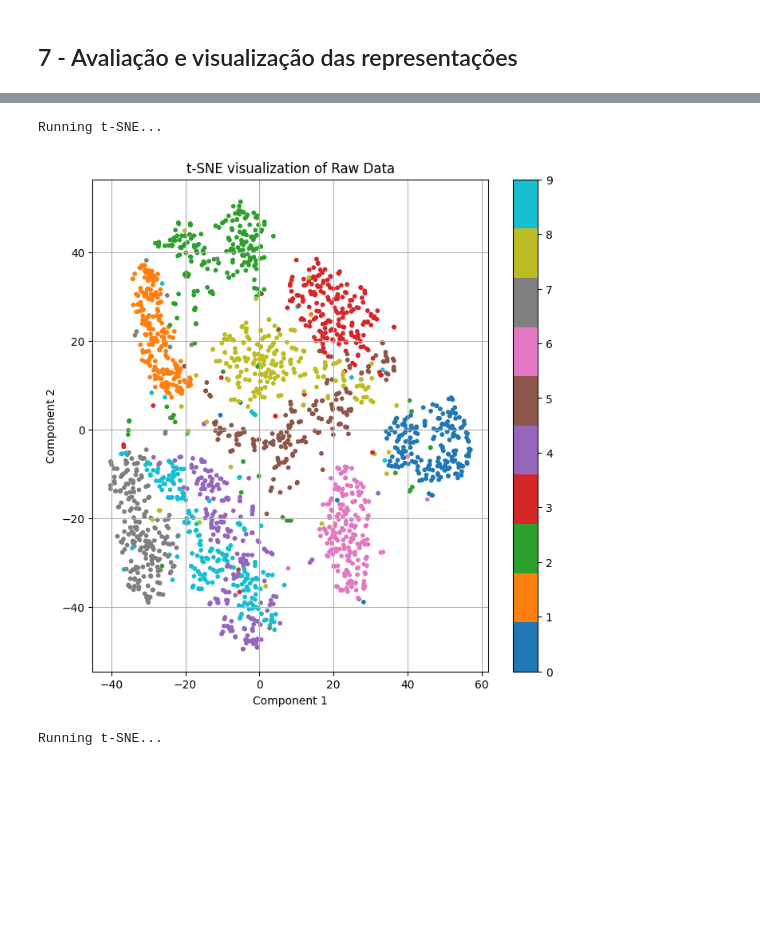
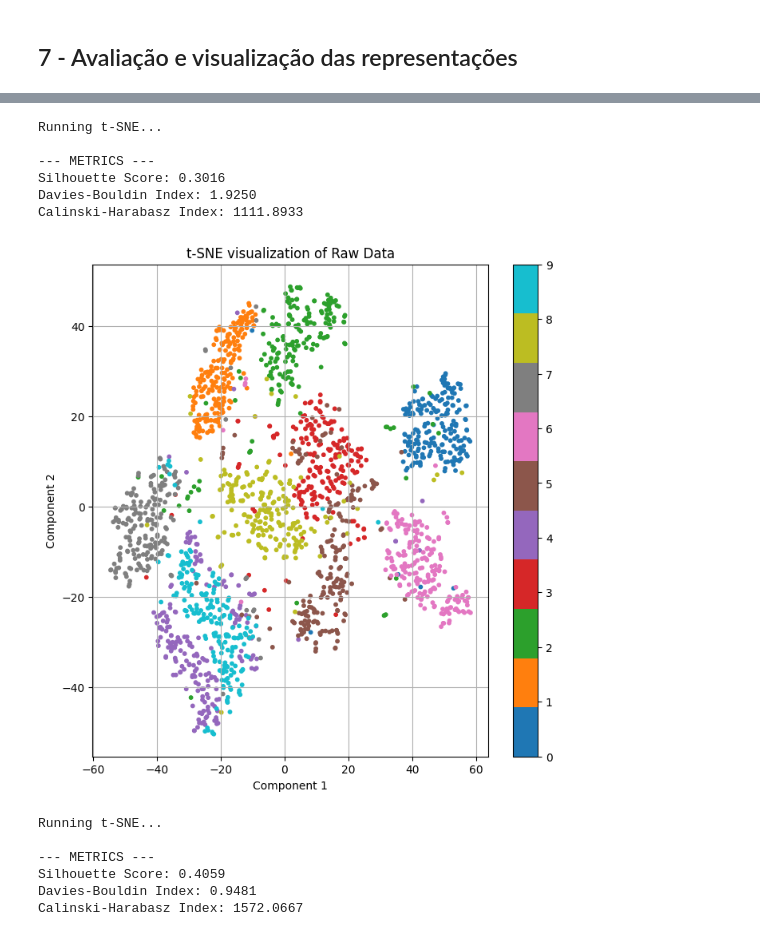
Before and after one commit to Vinimoga/dml-siamese-triplet-simclr, a Jupyter notebook: Siamese_experiment.ipynb, the cells around one changed output, grey strips where cells are left out. Cells and saved outputs as stored; diff of their text form; code cells hidden in the pictures; blank space fills up the shorter version.

Commit message:
Testing with different metrics for tsne and clustering evaluation

```diff
--- a/Siamese_experiment.ipynb
+++ b/Siamese_experiment.ipynb
@@ -416,8 +439,11 @@ def get_random_samples(data, labels, num_samples=2000):
 # %%
+def plot_tsne(data, labels, title="t-SNE visualization"):
+    print("Running t-SNE...")
 
-def plot_tsne(data, labels, title="t-SNE visualization"):
-
-    print("Running t-SNE...")
+    if hasattr(data, 'cpu'):
+        data = data.cpu().numpy()
+    if hasattr(labels, 'cpu'):
+        labels = labels.cpu().numpy()
 
     tsne = TSNE(
         n_components=2,
@@ -426,10 +452,28 @@ def plot_tsne(data, labels, title="t-SNE visualization"):
         learning_rate="auto",
         random_state=42
     )
+
     if len(data.shape) > 2:
         data = data.reshape(data.shape[0], -1)
 
     data_2d = tsne.fit_transform(data)
+    metrics_dict = {}
+
+    # ---------------------------------------------------------
+    # Calculate metrics
+    sil_score = float(silhouette_score(data_2d, labels))
+    db_score = float(davies_bouldin_score(data_2d, labels))
+    ch_score = float(calinski_harabasz_score(data_2d, labels))
+
+    metrics_dict["silhouette_score"] = sil_score
+    metrics_dict["davies_bouldin_index"] = db_score
+    metrics_dict["calinski_harabasz_index"] = ch_score
+
+    print("\n--- METRICS ---")
+    print(f"Silhouette Score: {sil_score:.4f}")
+    print(f"Davies-Bouldin Index: {db_score:.4f}")
+    print(f"Calinski-Harabasz Index: {ch_score:.4f}")
+    # ---------------------------------------------------------
 
     plt.figure(figsize=(8,8))
 
@@ -448,10 +492,17 @@ def plot_tsne(data, labels, title="t-SNE visualization"):
     plt.ylabel("Component 2")
 
     plt.grid(True)
-    plt.savefig(f"{file}/{title}.png")
+
+    try:
+        plt.savefig(f"{file}/{title}.png")
+    except Exception as e:
+        print("Aviso: Falha ao salvar a imagem. Diretório 'file' não definido?", e)
+
     plt.show()
+
+    return data_2d, metrics_dict
 # %%
-test_samples = get_random_samples(test_dataset.data, test_dataset.targets, num_samples=2000)
+test_samples = get_random_samples(test_dataset.data, test_dataset.targets, samples_per_class=200)
 
 embeddings_samples = get_embeddings(test_dataloader, model, DEVICE)
-embeddings_samples = get_random_samples(embeddings_samples[0], embeddings_samples[1], num_samples=2000)
+embeddings_samples = get_random_samples(embeddings_samples[0], embeddings_samples[1], samples_per_class=200)
@@ -458,7 +550,17 @@ embeddings_samples = get_random_samples(embeddings_samples[0], embeddings_sample
 # %%
-plot_tsne(test_samples[0], test_samples[1], title="t-SNE visualization of Raw Data")
-plot_tsne(embeddings_samples[0], embeddings_samples[1], title="t-SNE visualization of Model Embeddings")
+data_2d_raw, tsne_metric_raw = plot_tsne(test_samples[0], test_samples[1], title="t-SNE visualization of Raw Data")
+data_2d_embeddings, tsne_metric_embeddings = plot_tsne(embeddings_samples[0], embeddings_samples[1], title="t-SNE visualization of Model Embeddings")
 # %% [output]
 Running t-SNE...
+
+--- METRICS ---
+Silhouette Score: 0.3016
+Davies-Bouldin Index: 1.9250
+Calinski-Harabasz Index: 1111.8933
-[figure, old version]
+[figure, new version]
 Running t-SNE...
+
+--- METRICS ---
+Silhouette Score: 0.4059
+Davies-Bouldin Index: 0.9481
+Calinski-Harabasz Index: 1572.0667
```
Also changed, not shown: parts of 16 cells of this notebook.
